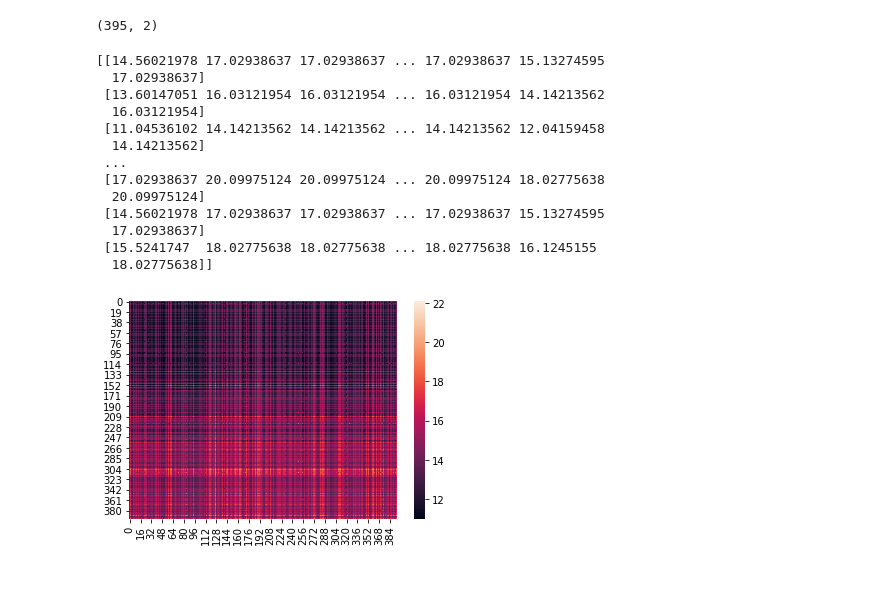
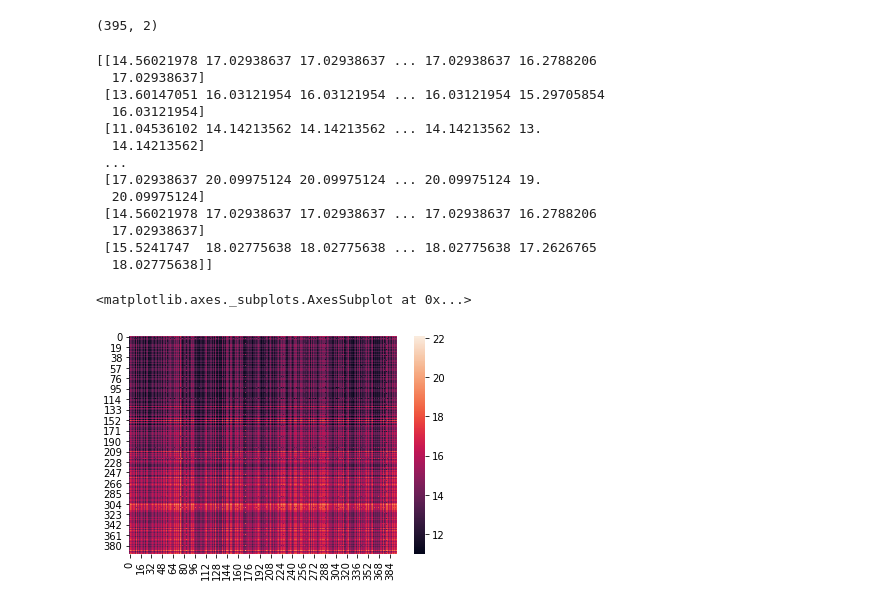
Before and after one commit to archana1822/DMDW, a Jupyter notebook: Assignment_5.ipynb, the cells around one changed output. Cells and saved outputs as stored; diff of their text form; code cells hidden in the pictures.

```diff
--- a/Assignment_5.ipynb
+++ b/Assignment_5.ipynb
@@ -87,30 +143,8 @@ num1.shape
 # %% [output]
 (395, 2)
 # %%
-num2=np.array(numeric[['Medu','Fedu']])
+num2=np.array(numeric[['Fedu','Medu']])
 num2.reshape(-1,2)
 num2.shape
 # %% [output]
 (395, 2)
-# %%
-dist_matrix1=distance.cdist(num1,num2)
-print(dist_matrix1)
-# %% [output]
-[[14.56021978 17.02938637 17.02938637 ... 17.02938637 15.13274595
-  17.02938637]
- [13.60147051 16.03121954 16.03121954 ... 16.03121954 14.14213562
-  16.03121954]
- [11.04536102 14.14213562 14.14213562 ... 14.14213562 12.04159458
-  14.14213562]
- ...
- [17.02938637 20.09975124 20.09975124 ... 20.09975124 18.02775638
-  20.09975124]
- [14.56021978 17.02938637 17.02938637 ... 17.02938637 15.13274595
-  17.02938637]
- [15.5241747  18.02775638 18.02775638 ... 18.02775638 16.1245155
-  18.02775638]]
-# %%
-sbs.heatmap(dist_matrix1)
-plt.show()
-# %% [output]
-[figure, removed]
@@ -120,0 +151,22 @@ nominal=df[
+# %%
+from scipy.spatial import distance
+dist_matrix=distance.cdist(num1,num2)
+print(dist_matrix)
+dist_matrix.shape
+sbs.heatmap(dist_matrix)
+# %% [output]
+[[14.56021978 17.02938637 17.02938637 ... 17.02938637 16.2788206
+  17.02938637]
+ [13.60147051 16.03121954 16.03121954 ... 16.03121954 15.29705854
+  16.03121954]
+ [11.04536102 14.14213562 14.14213562 ... 14.14213562 13.
+  14.14213562]
+ ...
+ [17.02938637 20.09975124 20.09975124 ... 20.09975124 19.
+  20.09975124]
+ [14.56021978 17.02938637 17.02938637 ... 17.02938637 16.2788206
+  17.02938637]
+ [15.5241747  18.02775638 18.02775638 ... 18.02775638 17.2626765
+  18.02775638]]
+<matplotlib.axes._subplots.AxesSubplot at 0x...>
+[figure, added]
```
Also changed, not shown: parts of 12 cells of this notebook.
